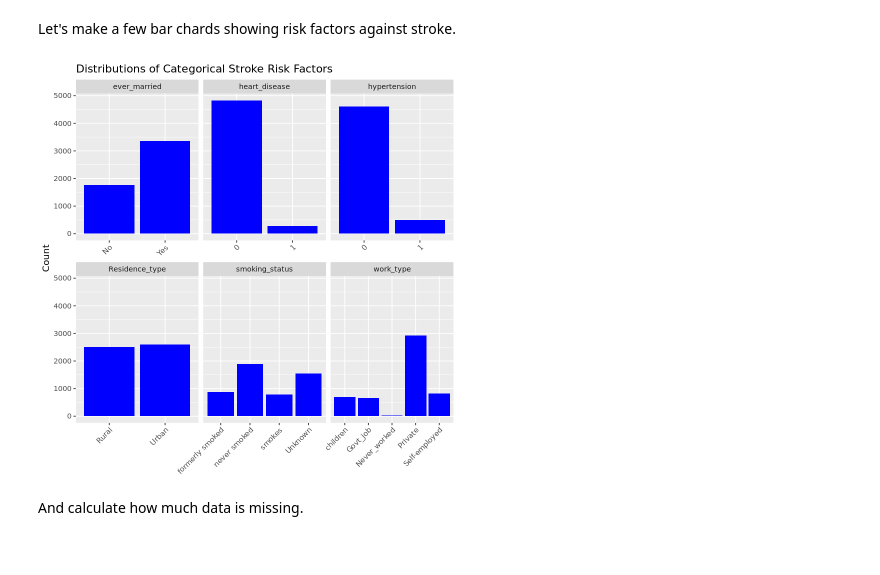
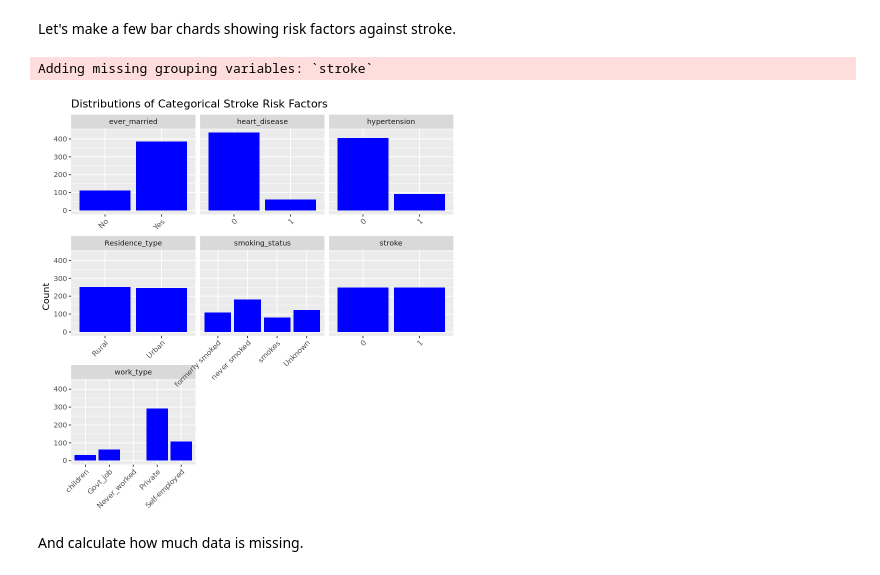
Before and after one commit to Vincent-Toups/caiph_datathon_setup, a Jupyter notebook: code/stroke/datathon_start.ipynb, the cells around one changed output. Saved outputs shown, nothing was run; the diff lists cells and outputs as text; code cells hidden in the pictures.

```diff
--- a/code/stroke/datathon_start.ipynb
+++ b/code/stroke/datathon_start.ipynb
@@ -125,25 +147,26 @@ Warning message in geom_histogram(stat = "count", fill = "blue"):
 # %% [markdown]
 Let's make a few bar chards showing risk factors against stroke.
 # %%
-stroke2 %>%
+stroke2 %>% group_by(stroke) %>% filter(row_number()<nrow(stroke2 %>% filter(stroke==1))) %>%
   select(Residence_type, ever_married, heart_disease,
          hypertension, work_type, smoking_status) %>%
   pivot_longer(everything(),
                names_to = "variable",
                values_to = "category") %>%
   ggplot(aes(x = category)) +
   geom_bar(fill = "blue") +
   facet_wrap(~ variable, scales = "free_x") +
   labs(
     title = "Distributions of Categorical Stroke Risk Factors",
     x = NULL,
     y = "Count"
   ) +
   theme(
     axis.text.x = element_text(angle = 45, hjust = 1)
   )
 # %% [output]
+Adding missing grouping variables: `stroke`
-[figure, old version]
+[figure, new version]
 # %% [markdown]
 And calculate how much data is missing.
 # %%
```
Also changed, not shown: parts of 28 cells of this notebook, 6 other files.
